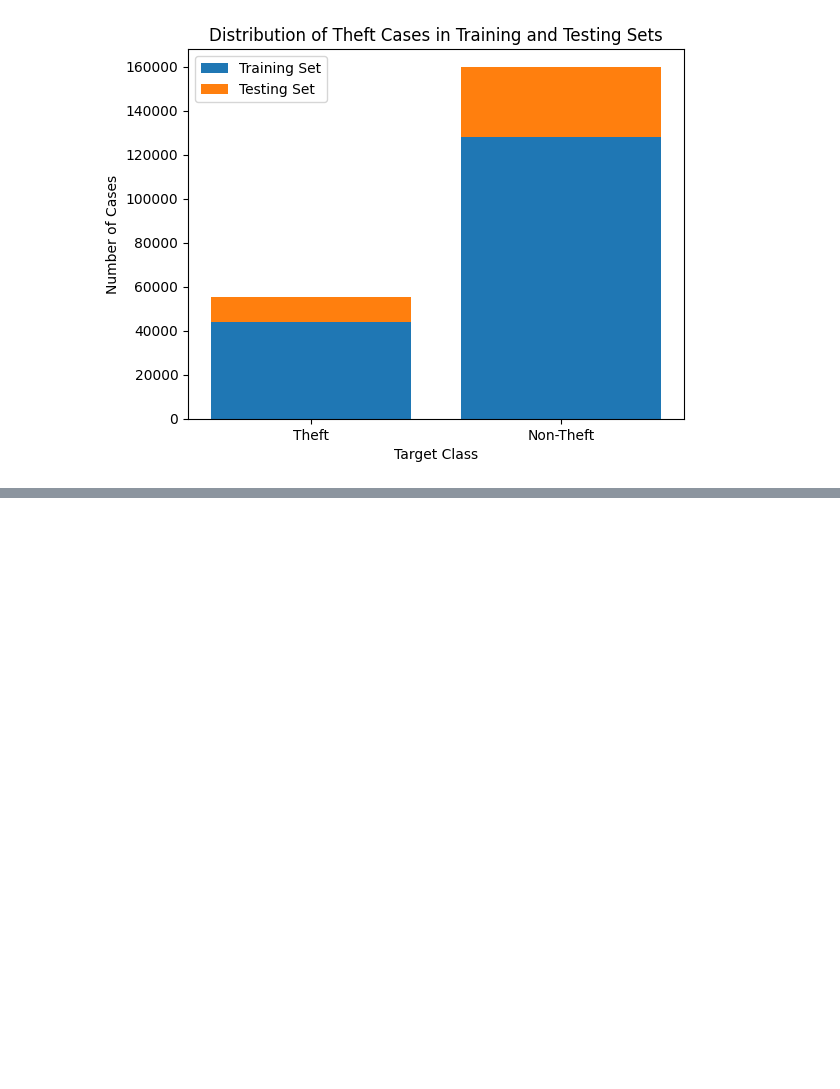
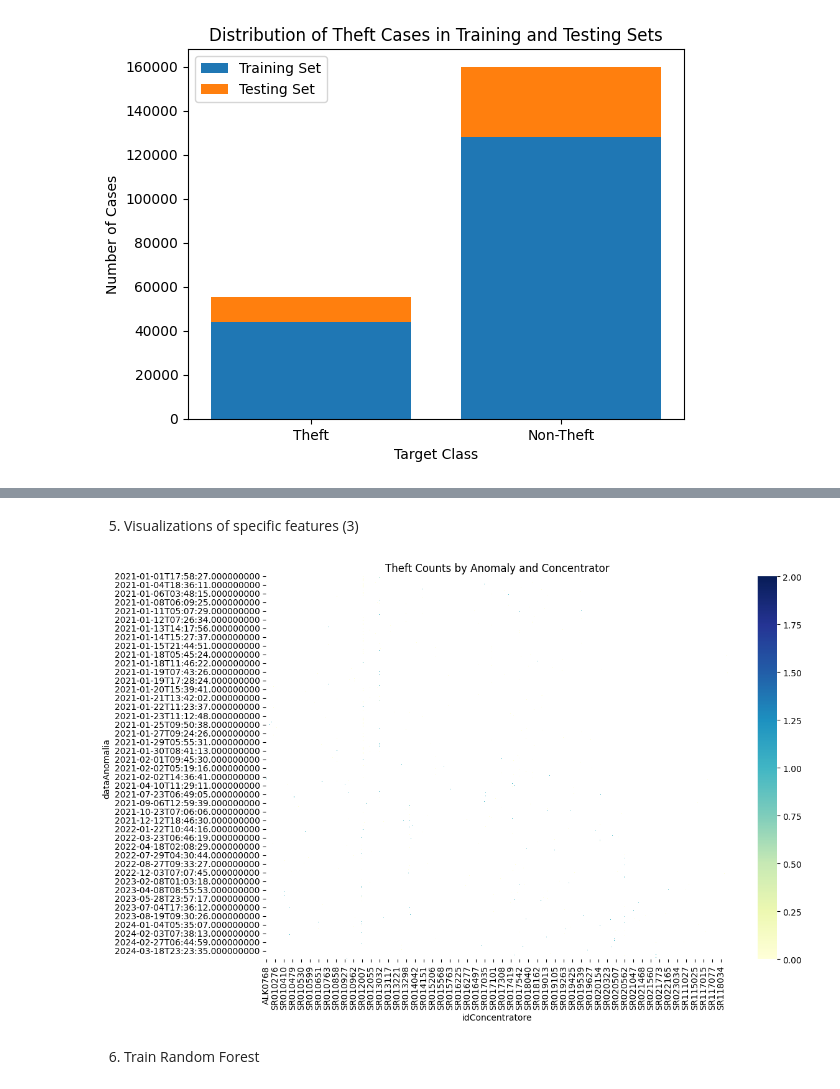
Before and after one commit to paolaCaushi/anomalyDetection, a Jupyter notebook: Untitled15.ipynb, the cells around one changed output, grey strips where cells are left out. Saved outputs shown, nothing was run; the diff lists cells and outputs as text; code cells hidden in the pictures; blank space fills up the shorter version.

```diff
--- a/Untitled15.ipynb
+++ b/Untitled15.ipynb
@@ -277,0 +197,31 @@ ValueError: all the input arrays must have same number of dimensions, but the ar
+# %% [markdown]
+5. Visualizations of specific features (3)
+# %%
+
+import pandas as pd
+import matplotlib.pyplot as plt
+import seaborn as sns
+
+# Sample the data to avoid memory issues (optional, adjust sample size as needed)
+sample_size = min(50000, len(df))  # Sample up to 50,000 rows
+df_sample = df.sample(n=sample_size, random_state=42)
+
+theft_df = df[df['Target'] == 1]
+
+# Create a crosstab of theft counts
+theft_counts = pd.crosstab(df_sample['dataAnomalia'], df_sample['idConcentratore'], values=df_sample['Target'], aggfunc='sum', dropna=False)
+
+# Fill NaN values with 0 (if needed)
+#theft_counts = theft_counts.fillna(0)
+
+# Plot the heatmap
+plt.figure(figsize=(12, 8))
+sns.heatmap(theft_counts, annot=False, fmt='d', cmap='YlGnBu')
+plt.xlabel('idConcentratore')
+plt.ylabel('dataAnomalia')
+plt.title('Theft Counts by Anomaly and Concentrator')
+plt.show()
+# %% [output]
+[figure, added]
+# %% [markdown]
+6. Train Random Forest
```
Also changed, not shown: parts of 15 cells of this notebook.
